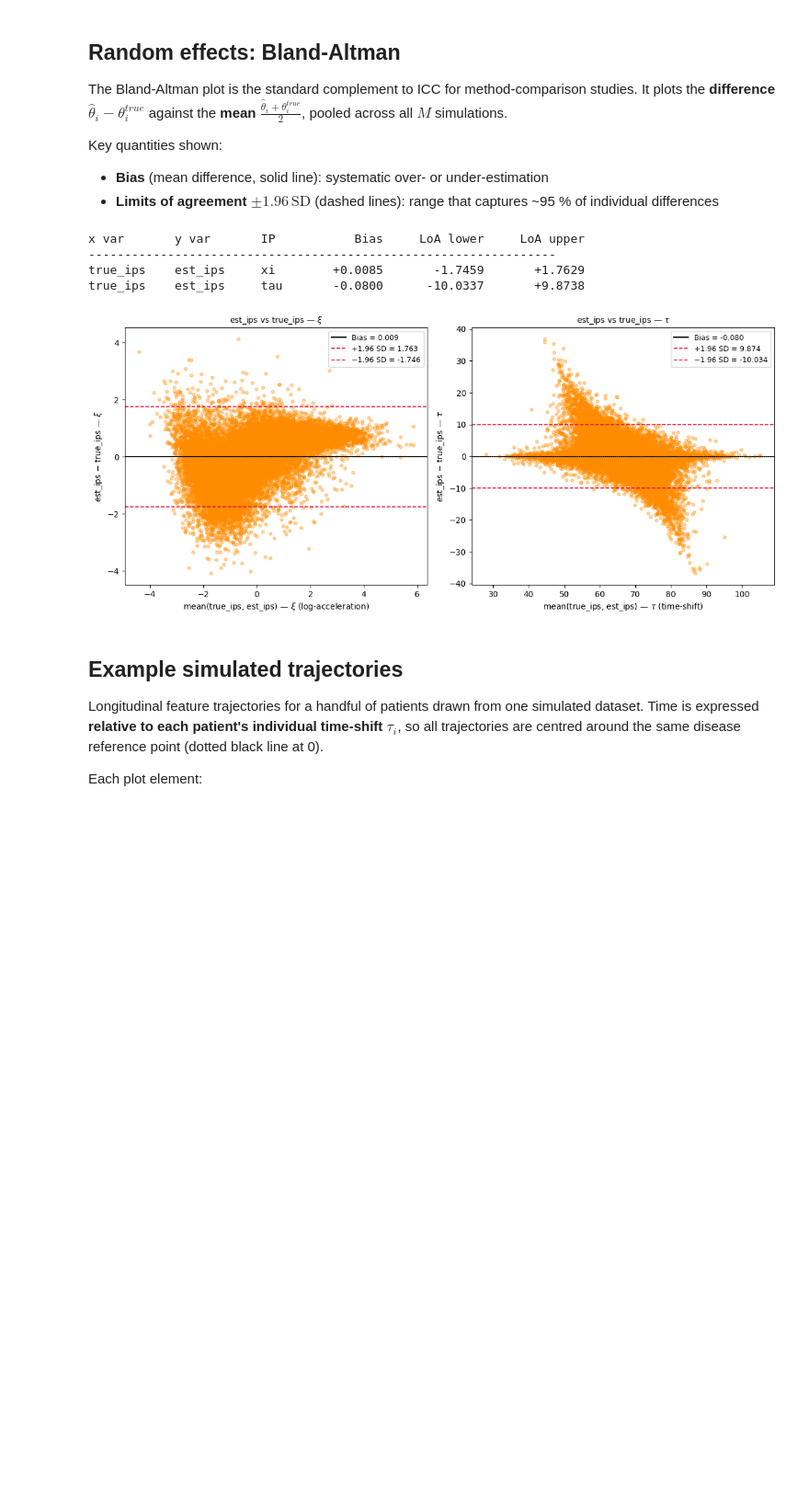
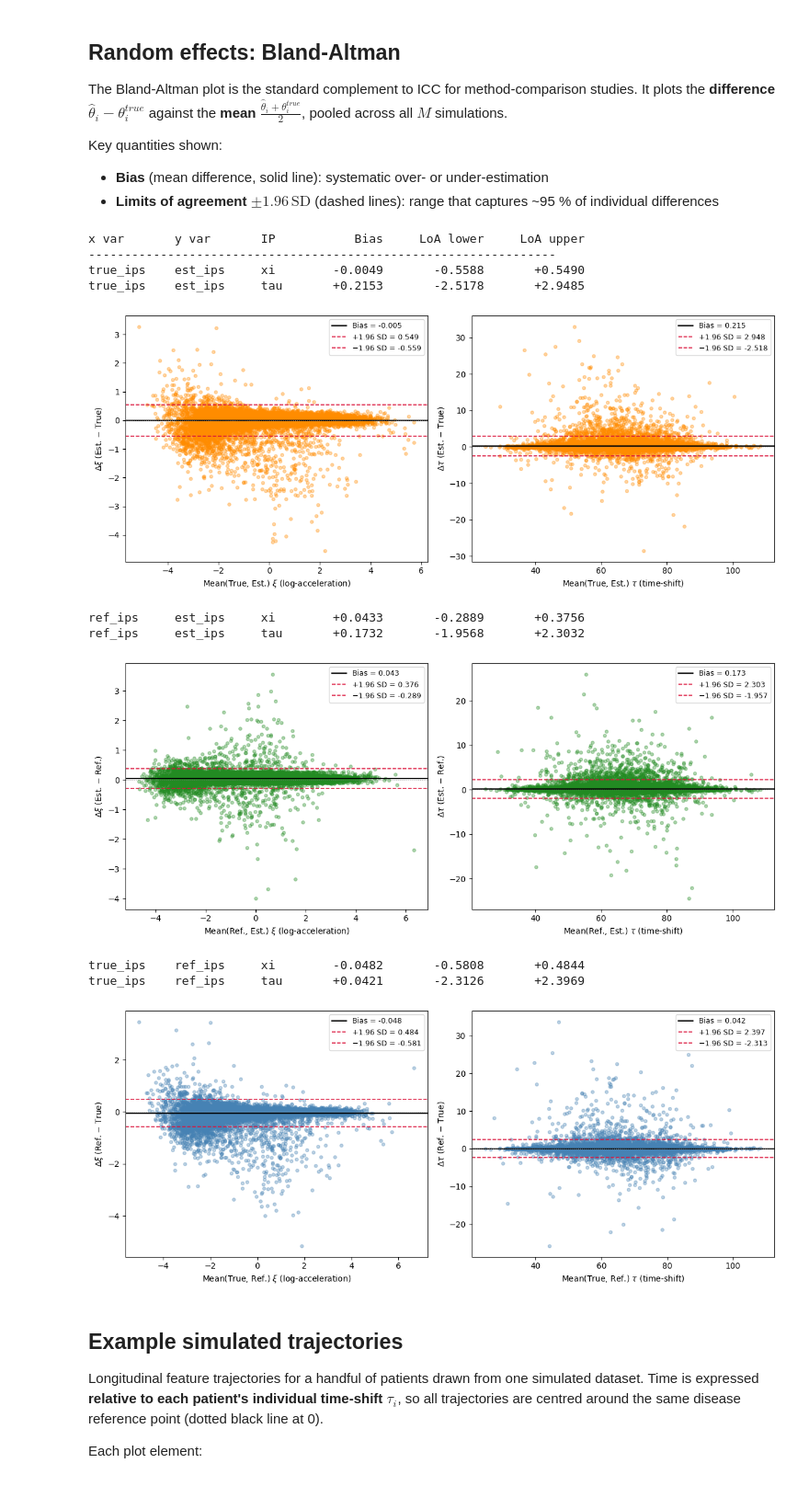
Before and after one commit to JeanJNMV/leaspy-JointSimulation, a Jupyter notebook: notebooks/3. Paper's Pipeline.ipynb, the cells around one changed output. Shown at 92% size. Drawn from its saved outputs; the diff is of its cells as text; code cells hidden in the pictures; blank space fills up the shorter version.

```diff
--- a/notebooks/3. Paper's Pipeline.ipynb
+++ b/notebooks/3. Paper's Pipeline.ipynb
@@ -55,11 +55,16 @@ visit_params = {
 # WARNING: these parameters are not based on real data, but typically overestimate the number of visits
 # per patient to get more data points, which lead to less iterations needed to get stable results.
 # %%
-REF_MODEL_PATH = os.path.join("..", "models", "PULSE_JOINT_100_ALSFRS_BMI_VC_MUSC_NFL_SNIP_10.json")
+REF_MODEL_PATH = os.path.join("..", "models", "PULSE_diag.json")
 ref_model = JointModel.load(REF_MODEL_PATH)
 
 FEATURES  = ref_model.features
-SAVE_PATH = os.path.join("..", "output", "PULSE_JOINT_100_ALSFRS_BMI_VC_MUSC_NFL_SNIP_10_N=500_M=50_Niter=30000_Nperso=5000.pkl")
+SAVE_PATH = os.path.join("..", "output", "PULSE_diag_N=500_M=50_Niter=5000_Nperso=1000.pkl")
+
+# Extract observation model configuration from reference model
+obs_model_y = ref_model.obs_models[0]
+obs_model_name = obs_model_y.to_string()
+print(f"Reference model observation model: {obs_model_name}")
 
 theta_true = {
     k: v.detach().cpu().numpy().copy()
@@ -151,7 +157,14 @@ with io.capture_output() as captured:
                 print(f"  [m={m}] Oracle personalisation failed: {exc}")
 
             # Fit a new model on the simulated data to recover population parameters
-            new_model = JointModel(name=f"m{m}", nb_events=NB_EVENTS)
+            # Use the same observation model as the reference model
+            new_model = JointModel(
+                name=f"m{m}",
+                nb_events=NB_EVENTS,
+                dimension=ref_model.dimension,
+                source_dimension=ref_model.source_dimension,
+                obs_models=obs_model_name,
+            )
             try:
                 new_model.fit(
                     sim_data, "mcmc_saem",
@@ -563,6 +586,12 @@ else:
     ip_latex = [r"$\xi$", r"$\tau$"]
     ip_descs = ["log-acceleration", "time-shift"]
 
+    short_label = {
+        "true_ips": "True",
+        "ref_ips":  "Ref.",
+        "est_ips":  "Est.",
+    }
+
     # (x_var, y_var, pairs, colour)
     comparisons = [
         ("true_ips", "est_ips", valid_pairs,         "darkorange"),
@@ -570,60 +599,63 @@ else:
         ("true_ips", "ref_ips", valid_ref_pairs,      "steelblue"),
     ]
 
-    fig, axes = plt.subplots(
-        len(comparisons), len(ip_cols),
-        figsize=(6 * len(ip_cols), 5 * len(comparisons)),
-    )
-
     print(f"{'x var':10s}  {'y var':10s}  {'IP':5s}  {'Bias':>10s}  {'LoA lower':>12s}  {'LoA upper':>12s}")
     print("-" * 65)
 
     for row_idx, (x_var, y_var, pairs, cmp_color) in enumerate(comparisons):
         if not pairs:
-            for ax in axes[row_idx]:
-                ax.set_visible(False)
             continue
 
+        fig, axes = plt.subplots(1, len(ip_cols), figsize=(6 * len(ip_cols), 5))
+
         for col_idx, (col, col_latex, col_desc) in enumerate(zip(ip_cols, ip_latex, ip_descs)):
-            ax = axes[row_idx, col_idx]
+            ax = axes[col_idx]
             all_mean, all_diff = [], []
 
             for x_df, y_df in pairs:
                 common = x_df.index.astype(str).intersection(y_df.index.astype(str))
                 if len(common) < 3:
                     continue
                 xv = x_df.loc[x_df.index.astype(str).isin(common), col].to_numpy(dtype=float)
                 yv = y_df.loc[y_df.index.astype(str).isin(common), col].to_numpy(dtype=float)
                 all_mean.append((xv + yv) / 2.0)
                 all_diff.append(yv - xv)
 
             means = np.concatenate(all_mean)
             diffs = np.concatenate(all_diff)
             bias   = float(diffs.mean())
             sd     = float(diffs.std(ddof=1))
             loa_lo = bias - 1.96 * sd
             loa_hi = bias + 1.96 * sd
 
+            xl = short_label[x_var]
+            yl = short_label[y_var]
+
             ax.scatter(means, diffs, alpha=0.35, s=15, color=cmp_color)
             ax.axhline(bias,   color="black",   lw=1.5, linestyle="-",  label=f"Bias = {bias:.3f}")
             ax.axhline(loa_hi, color="crimson", lw=1.2, linestyle="--", label=f"+1.96 SD = {loa_hi:.3f}")
             ax.axhline(loa_lo, color="crimson", lw=1.2, linestyle="--", label=f"−1.96 SD = {loa_lo:.3f}")
             ax.axhline(0, color="grey", lw=0.8, linestyle=":")
-            ax.set_xlabel(f"mean({x_var}, {y_var}) — {col_latex} ({col_desc})")
-            ax.set_ylabel(f"{y_var} − {x_var} — {col_latex}")
-            ax.set_title(f"{y_var} vs {x_var} — {col_latex}", fontsize=10)
+            ax.set_xlabel(f"Mean({xl}, {yl}) {col_latex} ({col_desc})")
+            ax.set_ylabel(f"Δ{col_latex} ({yl} − {xl})")
             ax.legend(fontsize=9)
 
             print(f"{x_var:10s}  {y_var:10s}  {col:5s}  {bias:+10.4f}  {loa_lo:+12.4f}  {loa_hi:+12.4f}")
 
-    plt.tight_layout()
-    plt.show()
+        plt.tight_layout()
+        plt.show()
 # %% [output]
 x var       y var       IP           Bias     LoA lower     LoA upper
 -----------------------------------------------------------------
-true_ips    est_ips     xi        +0.0085       -1.7459       +1.7629
-true_ips    est_ips     tau       -0.0800      -10.0337       +9.8738
+true_ips    est_ips     xi        -0.0049       -0.5588       +0.5490
+true_ips    est_ips     tau       +0.2153       -2.5178       +2.9485
-[figure, old version]
+[figure, new version]
+ref_ips     est_ips     xi        +0.0433       -0.2889       +0.3756
+ref_ips     est_ips     tau       +0.1732       -1.9568       +2.3032
+[figure, added]
+true_ips    ref_ips     xi        -0.0482       -0.5808       +0.4844
+true_ips    ref_ips     tau       +0.0421       -2.3126       +2.3969
+[figure, added]
 # %% [markdown]
 ## Example simulated trajectories
 
```
Also changed, not shown: parts of 5 cells of this notebook, 6 other files.
